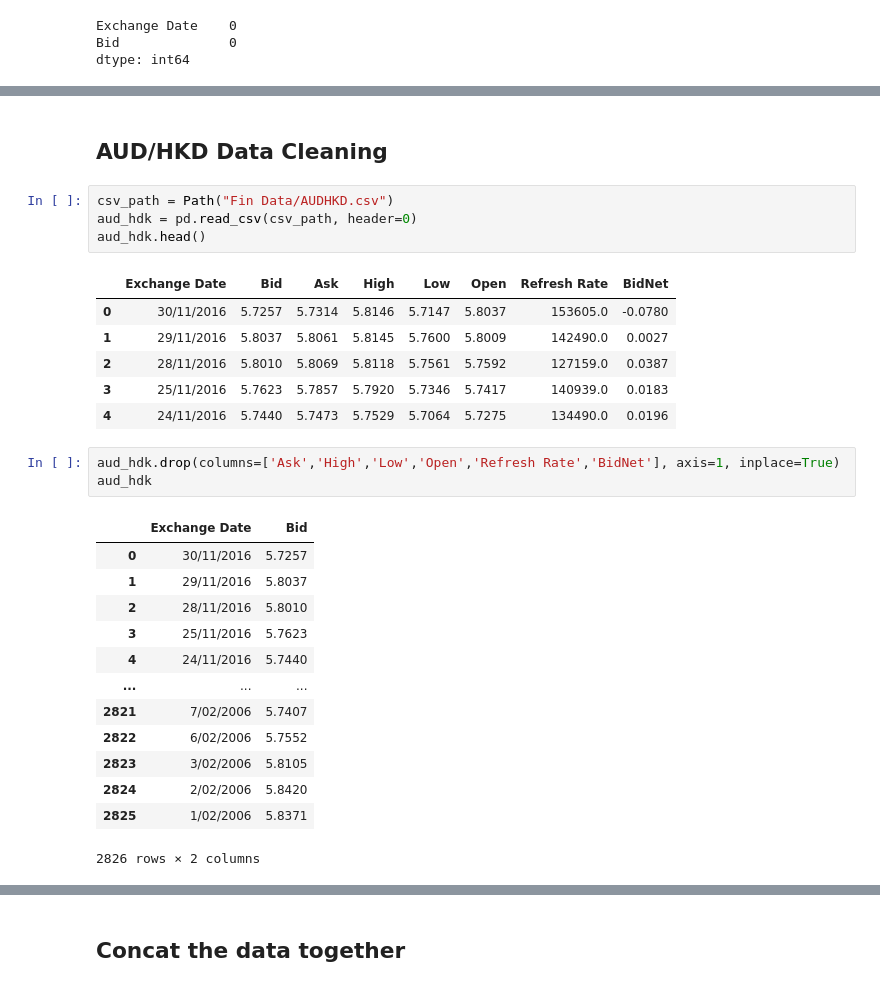
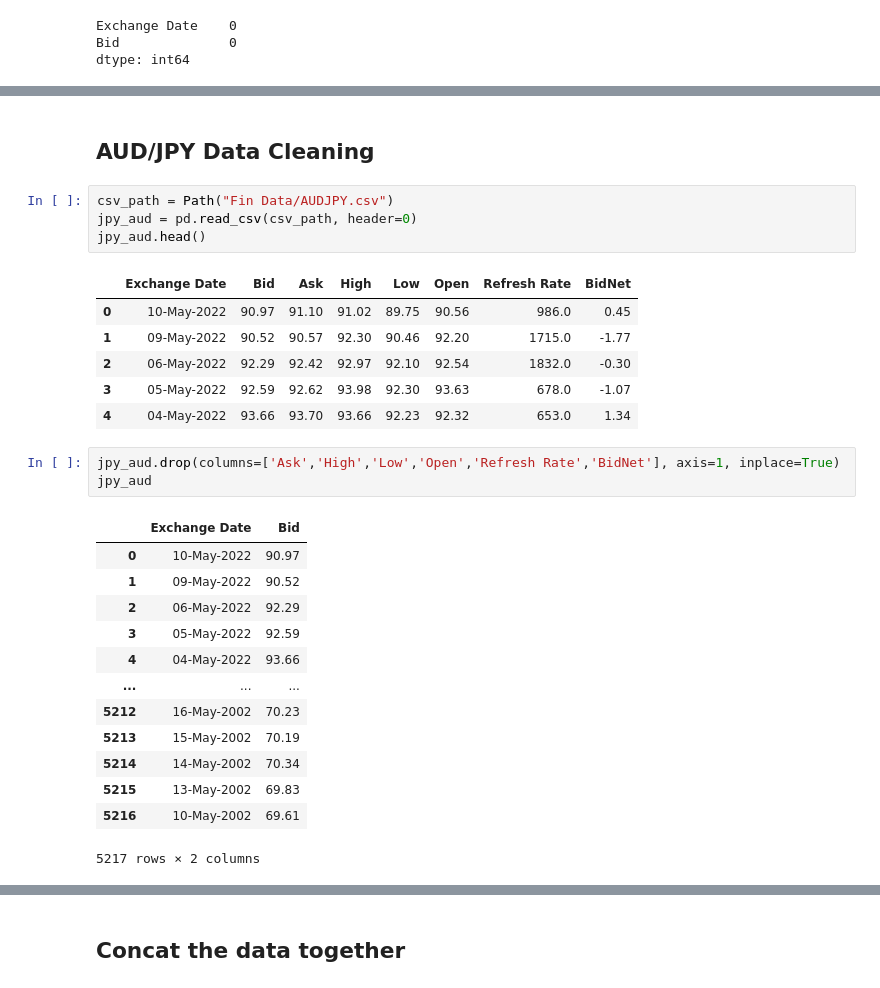
Before and after one commit to Gosper23/Australian-Interest-Rate-Analysis, a Jupyter notebook: currency_cleaning.ipynb, the cells around one changed output, grey strips where cells are left out. Cells and saved outputs as stored; diff of their text form.

```diff
--- a/currency_cleaning.ipynb
+++ b/currency_cleaning.ipynb
@@ -212,32 +214,32 @@ Length: 2826, dtype: bool
 # %% [markdown]
-## AUD/HKD Data Cleaning
+## AUD/JPY Data Cleaning
 # %%
-csv_path = Path("Fin Data/AUDHKD.csv")
-aud_hdk = pd.read_csv(csv_path, header=0)
-aud_hdk.head()
+csv_path = Path("Fin Data/AUDJPY.csv")
+jpy_aud = pd.read_csv(csv_path, header=0)
+jpy_aud.head()
 # %% [output]
 |  | Exchange Date | Bid | Ask | High | Low | Open | Refresh Rate | BidNet |
-| 0 | 30/11/2016 | 5.7257 | 5.7314 | 5.8146 | 5.7147 | 5.8037 | 153605.0 | -0.0780 |
-| 1 | 29/11/2016 | 5.8037 | 5.8061 | 5.8145 | 5.7600 | 5.8009 | 142490.0 | 0.0027 |
-| 2 | 28/11/2016 | 5.8010 | 5.8069 | 5.8118 | 5.7561 | 5.7592 | 127159.0 | 0.0387 |
-| 3 | 25/11/2016 | 5.7623 | 5.7857 | 5.7920 | 5.7346 | 5.7417 | 140939.0 | 0.0183 |
-| 4 | 24/11/2016 | 5.7440 | 5.7473 | 5.7529 | 5.7064 | 5.7275 | 134490.0 | 0.0196 |
+| 0 | 10-May-2022 | 90.97 | 91.10 | 91.02 | 89.75 | 90.56 | 986.0 | 0.45 |
+| 1 | 09-May-2022 | 90.52 | 90.57 | 92.30 | 90.46 | 92.20 | 1715.0 | -1.77 |
+| 2 | 06-May-2022 | 92.29 | 92.42 | 92.97 | 92.10 | 92.54 | 1832.0 | -0.30 |
+| 3 | 05-May-2022 | 92.59 | 92.62 | 93.98 | 92.30 | 93.63 | 678.0 | -1.07 |
+| 4 | 04-May-2022 | 93.66 | 93.70 | 93.66 | 92.23 | 92.32 | 653.0 | 1.34 |
 # %%
-aud_hdk.drop(columns=['Ask','High','Low','Open','Refresh Rate','BidNet'], axis=1, inplace=True)
-aud_hdk
+jpy_aud.drop(columns=['Ask','High','Low','Open','Refresh Rate','BidNet'], axis=1, inplace=True)
+jpy_aud
 # %% [output]
 |  | Exchange Date | Bid |
-| 0 | 30/11/2016 | 5.7257 |
-| 1 | 29/11/2016 | 5.8037 |
-| 2 | 28/11/2016 | 5.8010 |
-| 3 | 25/11/2016 | 5.7623 |
-| 4 | 24/11/2016 | 5.7440 |
+| 0 | 10-May-2022 | 90.97 |
+| 1 | 09-May-2022 | 90.52 |
+| 2 | 06-May-2022 | 92.29 |
+| 3 | 05-May-2022 | 92.59 |
+| 4 | 04-May-2022 | 93.66 |
 | ... | ... | ... |
-| 2821 | 7/02/2006 | 5.7407 |
-| 2822 | 6/02/2006 | 5.7552 |
-| 2823 | 3/02/2006 | 5.8105 |
-| 2824 | 2/02/2006 | 5.8420 |
-| 2825 | 1/02/2006 | 5.8371 |
+| 5212 | 16-May-2002 | 70.23 |
+| 5213 | 15-May-2002 | 70.19 |
+| 5214 | 14-May-2002 | 70.34 |
+| 5215 | 13-May-2002 | 69.83 |
+| 5216 | 10-May-2002 | 69.61 |
-2826 rows × 2 columns
+5217 rows × 2 columns
 # %%
 # Check for null values
```
Also changed, not shown: parts of 38 cells of this notebook, 50 other files.
